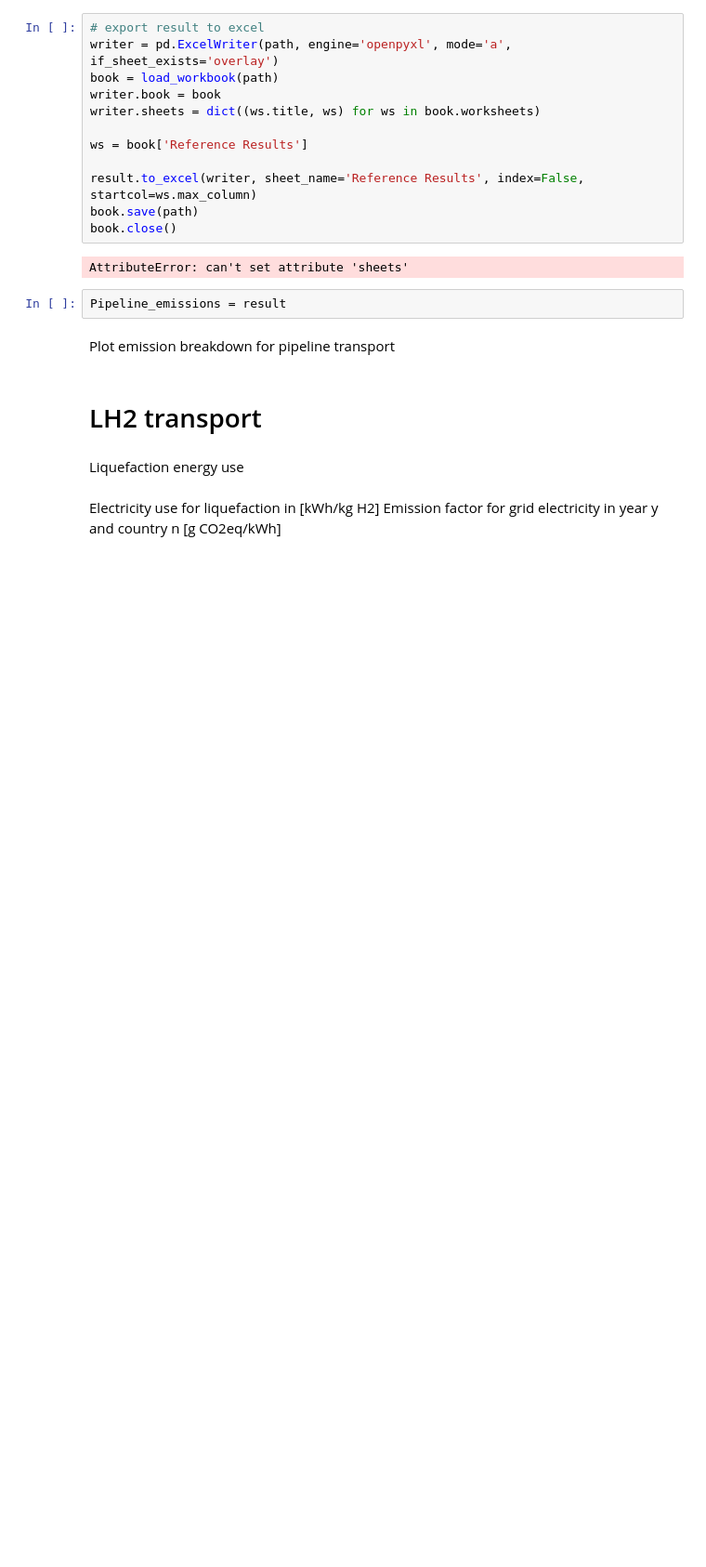
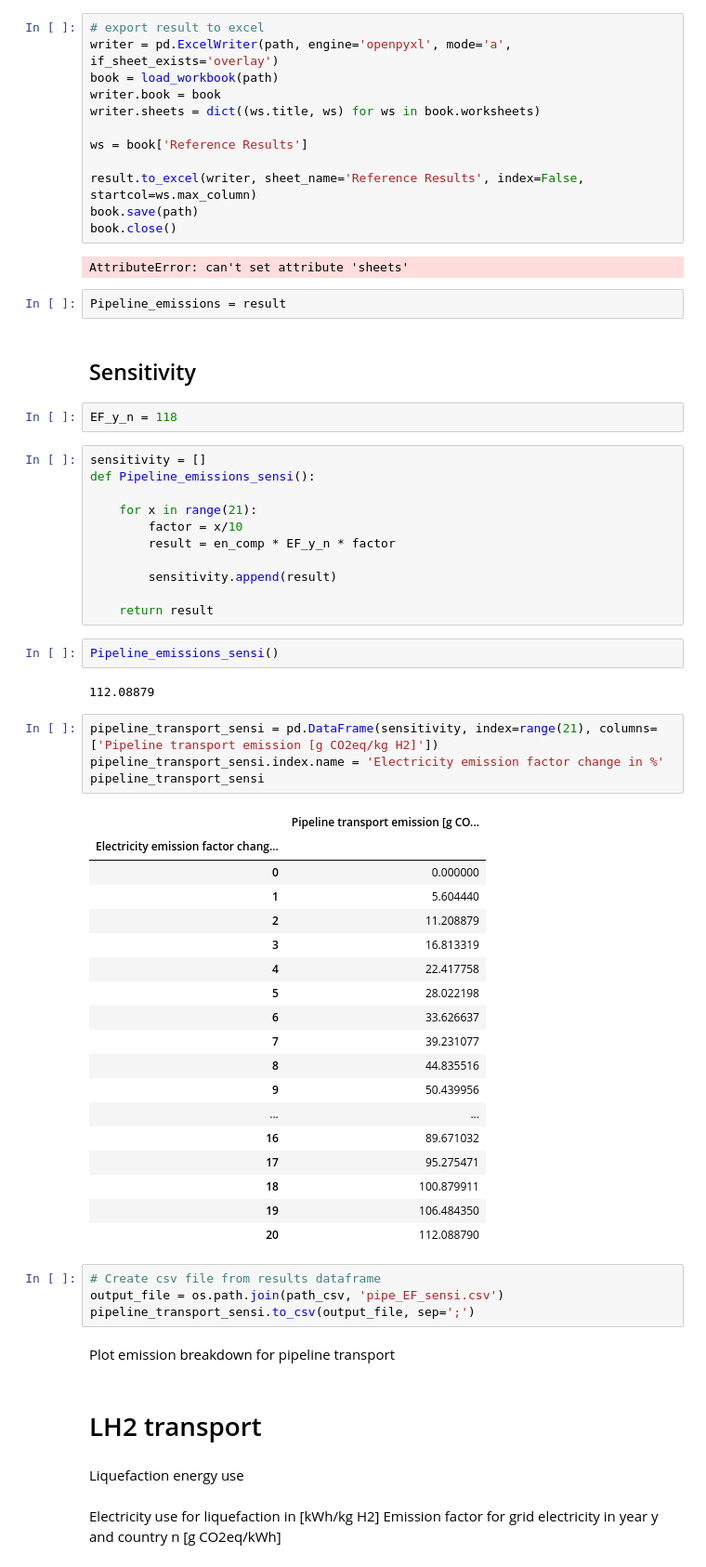
Before and after one commit to ReuterJakob/H2_pathways_repo, a Jupyter notebook: notebooks/Emissions/Transport emissions.ipynb, the cells around one changed output. Shown: that part at 93% size. Saved outputs shown, nothing was run; the diff lists cells and outputs as text; blank space fills up the shorter version.

```diff
--- a/notebooks/Emissions/Transport emissions.ipynb
+++ b/notebooks/Emissions/Transport emissions.ipynb
@@ -206,6 +206,52 @@ book.close()
 AttributeError: can't set attribute 'sheets'
 # %%
 Pipeline_emissions = result
+# %% [markdown]
+## Sensitivity
+# %%
+EF_y_n = 118
+# %%
+sensitivity = []
+def Pipeline_emissions_sensi():
+
+    for x in range(21):
+        factor = x/10
+        result = en_comp * EF_y_n * factor
+
+        sensitivity.append(result)
+
+    return result
+# %%
+Pipeline_emissions_sensi()
+# %% [output]
+112.08879
+# %%
+pipeline_transport_sensi = pd.DataFrame(sensitivity, index=range(21), columns=['Pipeline transport emission [g CO2eq/kg H2]'])
+pipeline_transport_sensi.index.name = 'Electricity emission factor change in %'
+pipeline_transport_sensi
+# %% [output]
+|  | Pipeline transport emission [g CO... |
+| Electricity emission factor chang... |  |
+| 0 | 0.000000 |
+| 1 | 5.604440 |
+| 2 | 11.208879 |
+| 3 | 16.813319 |
+| 4 | 22.417758 |
+| 5 | 28.022198 |
+| 6 | 33.626637 |
+| 7 | 39.231077 |
+| 8 | 44.835516 |
+| 9 | 50.439956 |
+| ... | ... |
+| 16 | 89.671032 |
+| 17 | 95.275471 |
+| 18 | 100.879911 |
+| 19 | 106.484350 |
+| 20 | 112.088790 |
+# %%
+# Create csv file from results dataframe
+output_file = os.path.join(path_csv, 'pipe_EF_sensi.csv')
+pipeline_transport_sensi.to_csv(output_file, sep=';')
 # %% [markdown]
 Plot emission breakdown for pipeline transport
 # %% [markdown]
```
Also changed, not shown: parts of 39 cells of this notebook, 3 other files.
